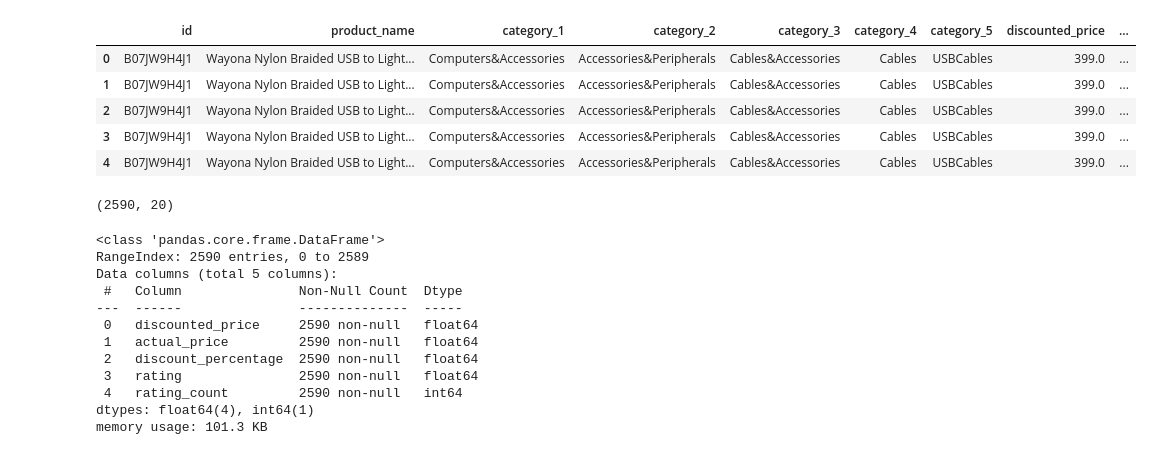
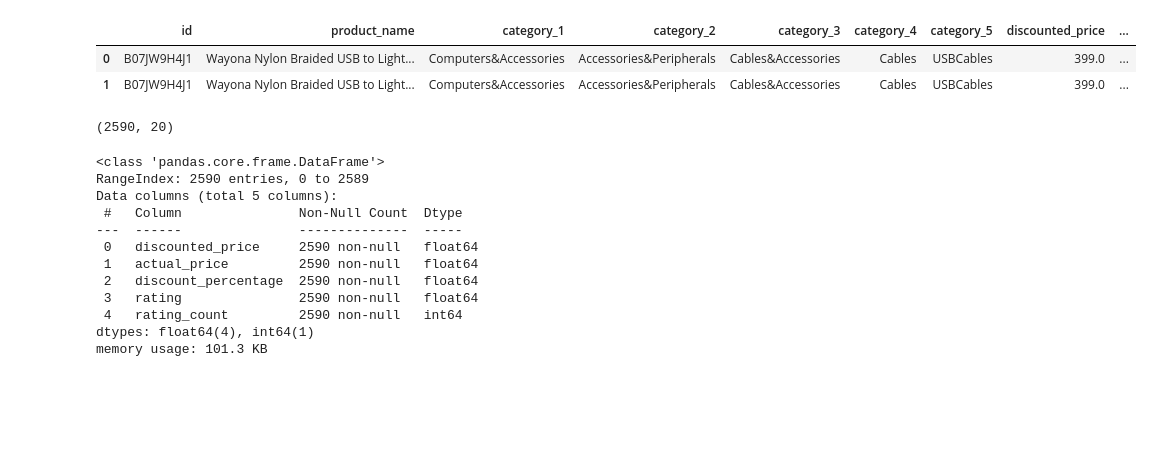
Before and after one commit to marcoeferro/eda_online_retail_sales, a Jupyter notebook: EDARetailSales.ipynb, the cells around one changed output. Cells and saved outputs as stored; diff of their text form; code cells hidden in the pictures; blank space fills up the shorter version.

```diff
--- a/EDARetailSales.ipynb
+++ b/EDARetailSales.ipynb
@@ -16,14 +16,11 @@ df = pd.read_sql_query("""
                         ) AS reviews_users ON products.id = reviews_users.id_product;
                         """,conection)
 # %%
-df.head()
+df.head(2)
 # %% [output]
 |  | id | product_name | category_1 | category_2 | category_3 | category_4 | category_5 | discounted_price | ... |
 | 0 | B07JW9H4J1 | Wayona Nylon Braided USB to Light... | Computers&Accessories | Accessories&Peripherals | Cables&Accessories | Cables | USBCables | 399.0 | ... |
 | 1 | B07JW9H4J1 | Wayona Nylon Braided USB to Light... | Computers&Accessories | Accessories&Peripherals | Cables&Accessories | Cables | USBCables | 399.0 | ... |
-| 2 | B07JW9H4J1 | Wayona Nylon Braided USB to Light... | Computers&Accessories | Accessories&Peripherals | Cables&Accessories | Cables | USBCables | 399.0 | ... |
-| 3 | B07JW9H4J1 | Wayona Nylon Braided USB to Light... | Computers&Accessories | Accessories&Peripherals | Cables&Accessories | Cables | USBCables | 399.0 | ... |
-| 4 | B07JW9H4J1 | Wayona Nylon Braided USB to Light... | Computers&Accessories | Accessories&Peripherals | Cables&Accessories | Cables | USBCables | 399.0 | ... |
 # %%
 df.shape
 # %% [output]
```
Also changed, not shown: parts of 21 cells of this notebook.
